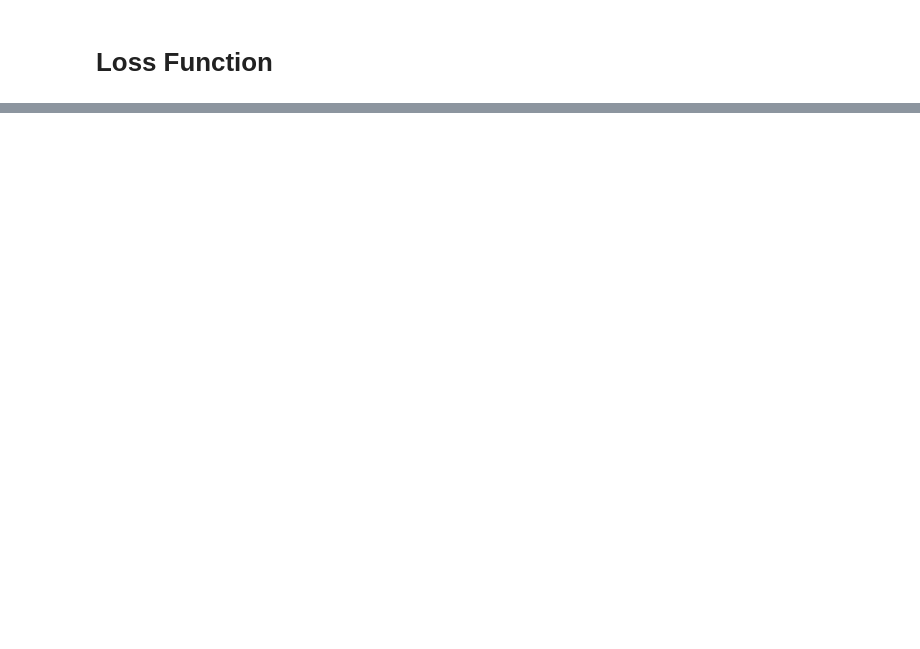
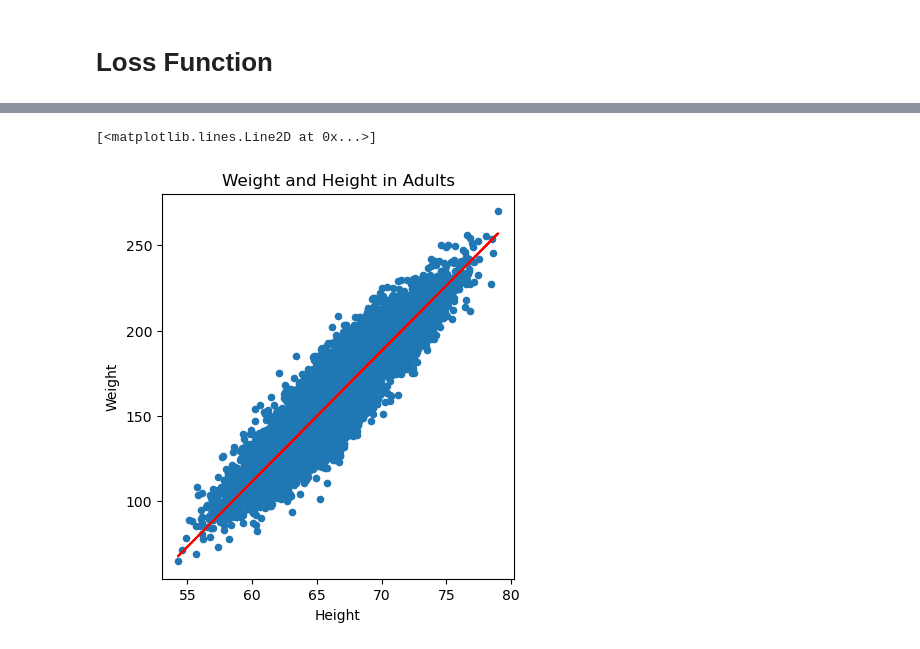
Before and after one commit to Tabish1995ahmed/REGRESSION, a Jupyter notebook: REGRESSION.ipynb, the cells around one changed output, grey strips where cells are left out. Cells and saved outputs as stored; diff of their text form; code cells hidden in the pictures; blank space fills up the shorter version.

```diff
--- a/REGRESSION.ipynb
+++ b/REGRESSION.ipynb
@@ -148,0 +145,16 @@ NameError: name 'csvreader' is not defined
+# %%
+plt.figure(figsize=(10,5))
+ax1 = plt.subplot(121)
+df.plot(kind='scatter',
+      x='Height',
+      y='Weight',
+      title="Weight and Height in Adults",
+      ax=ax1)
+
+
+y_pred = line(X,7.6609,-348.16)# i passed machine learning trained parameters
+plt.plot(X,y_pred,'r')
+#     break
+# %% [output]
+[<matplotlib.lines.Line2D at 0x...>]
+[figure, added]
```
Also changed, not shown: parts of 5 cells of this notebook.
